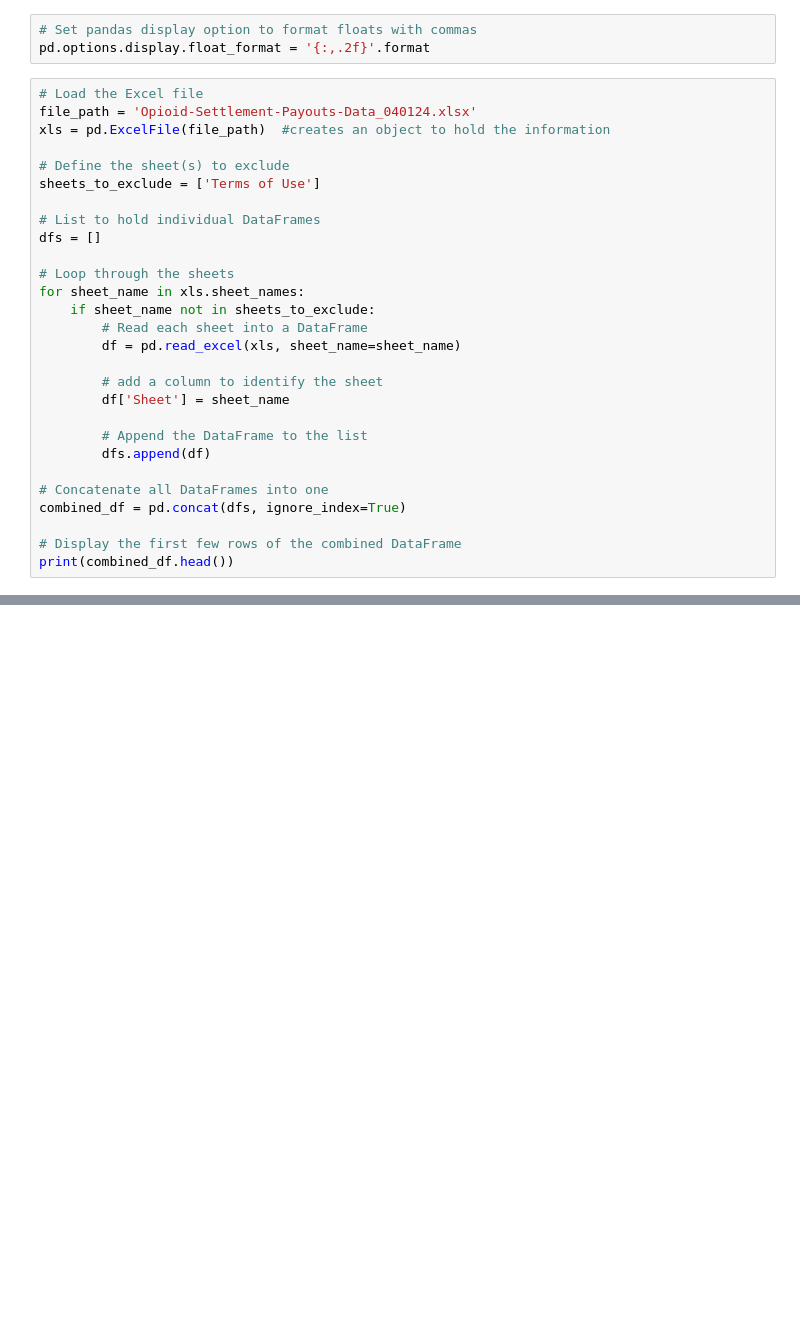
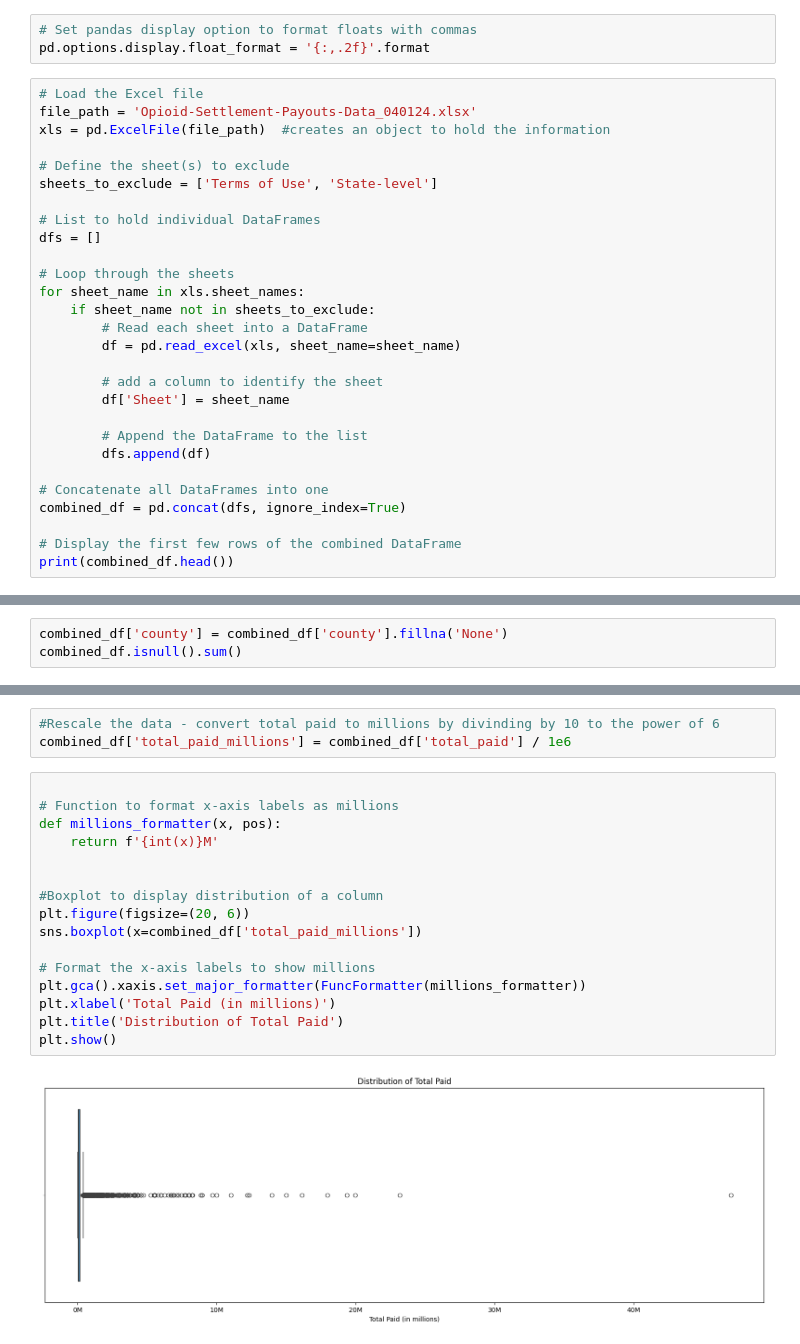
Before and after one commit to argearhart/Opioid-Settlement, a Jupyter notebook: opioid_settlement.ipynb, the cells around one changed output, grey strips where cells are left out. Cells and saved outputs as stored; diff of their text form; blank space fills up the shorter version.

Commit message:
data cleaning and exploration

```diff
--- a/opioid_settlement.ipynb
+++ b/opioid_settlement.ipynb
@@ -14,7 +18,7 @@ file_path = 'Opioid-Settlement-Payouts-Data_040124.xlsx'
 xls = pd.ExcelFile(file_path)  #creates an object to hold the information
 
 # Define the sheet(s) to exclude
-sheets_to_exclude = ['Terms of Use']
+sheets_to_exclude = ['Terms of Use', 'State-level']
 
 # List to hold individual DataFrames
 dfs = []
@@ -79,0 +87,3 @@ print(filtered_df.head())
+# %%
+combined_df['county'] = combined_df['county'].fillna('None')
+combined_df.isnull().sum()
@@ -79,0 +132,21 @@ print(filtered_df.head())
+# %%
+#Rescale the data - convert total paid to millions by divinding by 10 to the power of 6
+combined_df['total_paid_millions'] = combined_df['total_paid'] / 1e6
+# %%
+
+# Function to format x-axis labels as millions
+def millions_formatter(x, pos):
+    return f'{int(x)}M'
+
+
+#Boxplot to display distribution of a column
+plt.figure(figsize=(20, 6))
+sns.boxplot(x=combined_df['total_paid_millions'])
+
+# Format the x-axis labels to show millions
+plt.gca().xaxis.set_major_formatter(FuncFormatter(millions_formatter))
+plt.xlabel('Total Paid (in millions)')
+plt.title('Distribution of Total Paid')
+plt.show()
+# %% [output]
+[figure, added]
```
Also changed, not shown: parts of 9 cells of this notebook.
